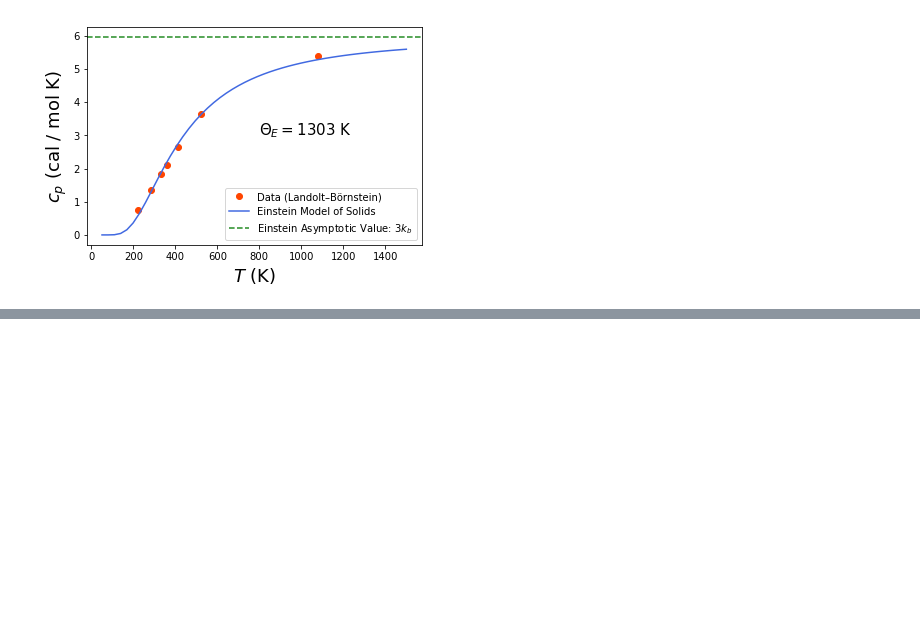
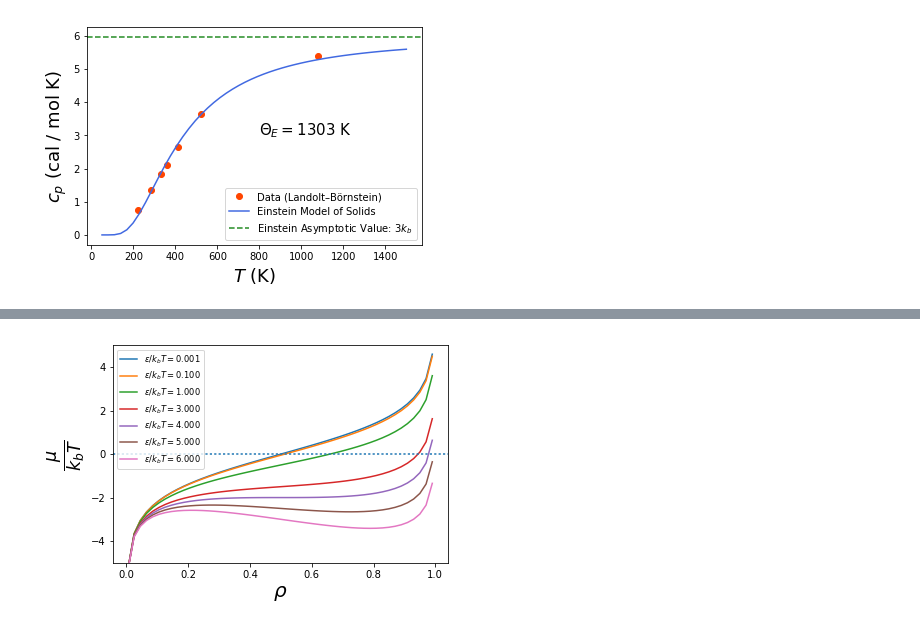
Before and after one commit to rodsveiga/statistical-mechanics, a Jupyter notebook: einstein_fit.ipynb, the cells around one changed output, grey strips where cells are left out. Saved outputs shown, nothing was run; the diff lists cells and outputs as text; code cells hidden in the pictures; blank space fills up the shorter version.

```diff
--- a/einstein_fit.ipynb
+++ b/einstein_fit.ipynb
@@ -30,0 +66,4 @@ plt.show()
+# %%
+def mu(rho, beta_epsilon):
+    mu = -np.log( (1-rho) / rho ) - beta_epsilon*rho
+    return mu
@@ -30,0 +99,15 @@ plt.show()
+# %%
+beta_epsilon = [0.001, 0.1, 1.0, 3.0, 4.0, 5.0, 6.0]
+
+rho = np.linspace(0.005, 0.99)
+for beta_epsilon in beta_epsilon:
+    plt.plot(rho, mu(rho,beta_epsilon), label = '$ \epsilon / k_{b} T = %.3f$' % beta_epsilon)
+
+plt.xlabel(r'$ \rho $', fontsize=20)
+plt.ylabel(r'$ \frac{\mu}{k_{b} T} $', fontsize=25)
+plt.ylim([-5,5])
+plt.axhline(y = 0,linestyle=':')
+plt.legend(fontsize = 'small')
+plt.show()
+# %% [output]
+[figure, added]
```
Also changed, not shown: parts of 6 cells of this notebook.
